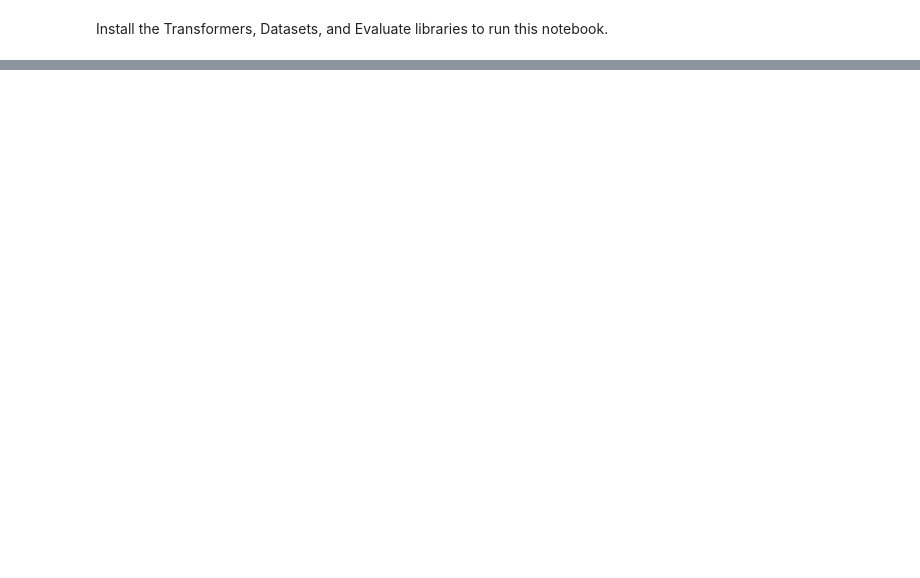
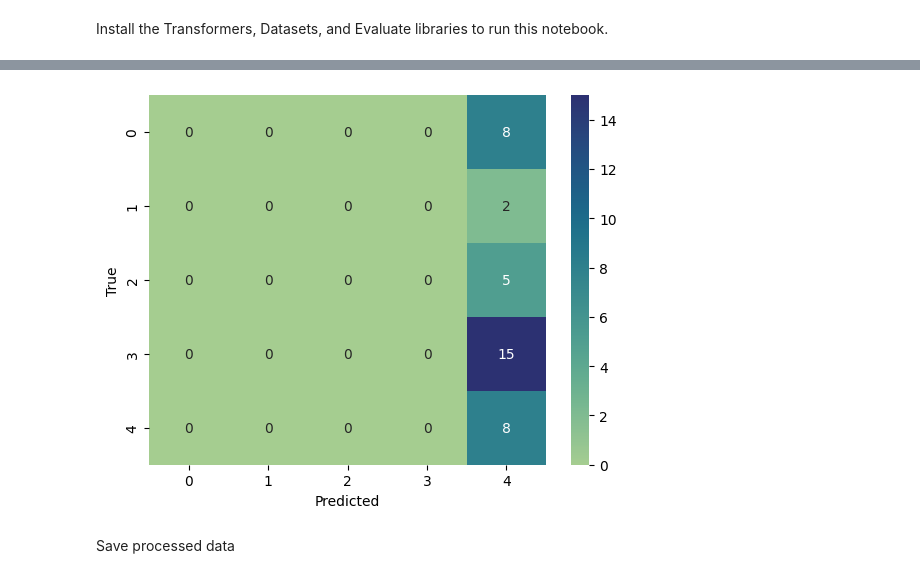
Before and after one commit to yjyjyjy/agent, a Jupyter notebook: notebooks/huggingface_sentence_classifier.ipynb, the cells around one changed output, grey strips where cells are left out. Saved outputs shown, nothing was run; the diff lists cells and outputs as text; code cells hidden in the pictures; blank space fills up the shorter version.

```diff
--- a/notebooks/huggingface_sentence_classifier.ipynb
+++ b/notebooks/huggingface_sentence_classifier.ipynb
@@ -57,0 +95,19 @@ Using a pipeline without specifying a model name and revision in production is n
+# %%
+# apply classifications
+tqdm.pandas(desc='Assigning classifications')
+
+X = "comment"
+result_df = df[X].progress_apply(process_text)
+df = pd.concat([df, result_df], axis=1)
+# %%
+y_pred_values = [f"pred_{x}" for x in classifier_labels]
+
+def get_highest_prediction_label(row):
+  scores = {label: row[label] for label in y_pred_values}
+  highest_label = max(scores, key=scores.get)
+  return highest_label[5:]
+# %%
+y_pred = f"pred_{y}"
+
+df[y_pred] = df.apply(get_highest_prediction_label, axis=1)
+df[[y, y_pred]].head()
@@ -57,0 +134,3 @@ Using a pipeline without specifying a model name and revision in production is n
+# %%
+# Generate confusion matrix
+cm = confusion_matrix(y_true=df[y], y_pred=df[y_pred])
@@ -57,0 +152,10 @@ Using a pipeline without specifying a model name and revision in production is n
+# %%
+# Plot confusion matrix
+sns.heatmap(cm, annot=True, cmap="crest")
+plt.xlabel('Predicted')
+plt.ylabel('True')
+plt.show()
+# %% [output]
+[figure, added]
+# %% [markdown]
+Save processed data
```
Also changed, not shown: parts of 20 cells of this notebook, 2 other files.
